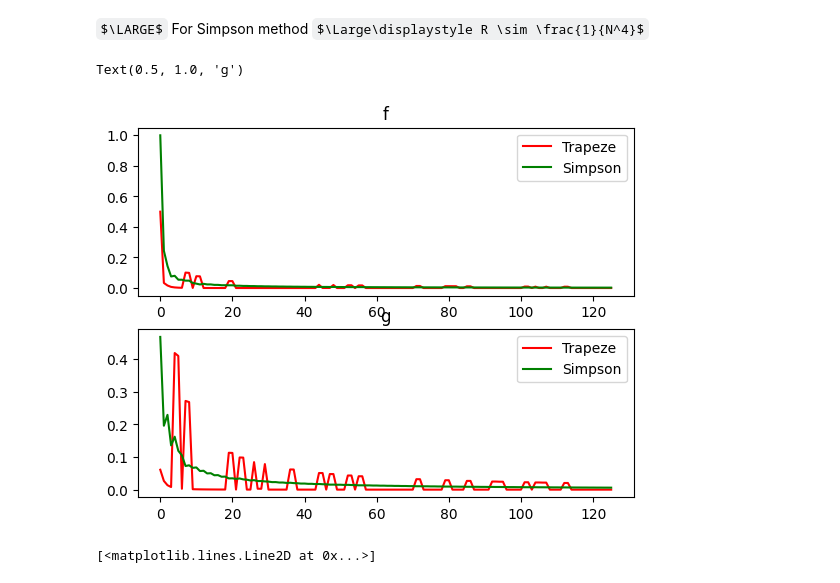
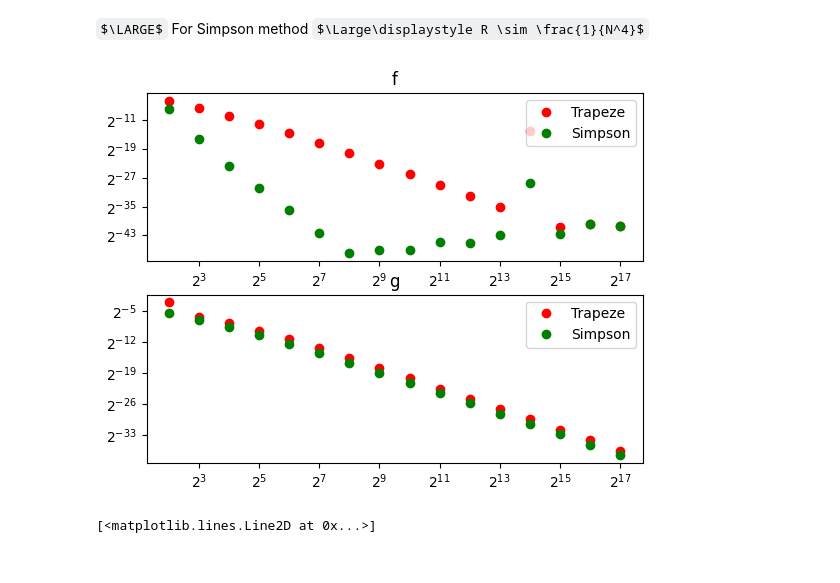
Before and after one commit to CuSynth/computational-physics, a Jupyter notebook: #3 Integrals/solution.ipynb, the cells around one changed output. Cells and saved outputs as stored; diff of their text form; code cells hidden in the pictures; some formulas as TeX source.

Commit message:
error plots are here

```diff
--- a/#3 Integrals/solution.ipynb
+++ b/#3 Integrals/solution.ipynb
@@ -71,45 +75,46 @@ Simpson method for integral B gives result 1.2958607523 using 1024 intervals
 $\LARGE$
 For Simpson method $\Large\displaystyle R \sim \frac{1}{N^4}$
 # %%
-def GetDiffs(count, method, func, l, r):
-    cur = method(func, l, r, 1)
-    prev = 0
+def GetDiffs(splits, method, func, l, r, calc_step):
     res = []
 
-    # for i in range(1, count):
-    #     prev = cur
-    #     cur = method(func, l, r, pow(2, i))
-
-    for i in range(2, count):
-        prev = cur
+    for i in splits:
         cur = method(func, l, r, i)
+        prev = method(func, l, r, i+step)
 
         res.append(abs(cur-prev))
     return res
 # %%
-powers_count = 128
+divs_from = 2
+divs_to = 18
+step = 24
 
-trapeze_f_diffs = GetDiffs(powers_count, Trapeze, f, a_left, a_right)
-simpson_f_diffs = GetDiffs(powers_count, Simpson, f, a_left, a_right)
+divs = [pow(2, i) for i in range(divs_from, divs_to)]
 
-trapeze_g_diffs = GetDiffs(powers_count, Trapeze, g, b_left, b_right)
-simpson_g_diffs = GetDiffs(powers_count, Simpson, g, b_left, b_right)
+trapeze_f_diffs = GetDiffs(divs, Trapeze, f, a_left, a_right, step)
+simpson_f_diffs = GetDiffs(divs, Simpson, f, a_left, a_right, step)
+
+trapeze_g_diffs = GetDiffs(divs, Trapeze, g, b_left, b_right, step)
+simpson_g_diffs = GetDiffs(divs, Simpson, g, b_left, b_right, step)
 # %%
 fig, axs = plt.subplots(2, 1)
 
-axs[0].plot(trapeze_f_diffs, color='r', label='Trapeze')
-axs[0].plot(simpson_f_diffs, color='g', label='Simpson')
+axs[0].plot(divs, trapeze_f_diffs, 'ro', label='Trapeze')
+axs[0].plot(divs, simpson_f_diffs, 'go', label='Simpson')
 # axs[0].set_ylim([0, 0.5])
 axs[0].legend(loc="upper right")
 axs[0].set_title('f')
+axs[0].set_xscale('log', base=2)
+axs[0].set_yscale('log', base=2)
 
-axs[1].plot(trapeze_g_diffs, color='r', label='Trapeze')
-axs[1].plot(simpson_g_diffs, color='g', label='Simpson')
+axs[1].plot(divs, trapeze_g_diffs, 'ro', label='Trapeze')
+axs[1].plot(divs, simpson_g_diffs, 'go', label='Simpson')
 axs[1].legend(loc="upper right")
 axs[1].set_title('g')
+axs[1].set_xscale('log', base=2)
+axs[1].set_yscale('log', base=2)
 # %% [output]
-Text(0.5, 1.0, 'g')
-[figure, old version]
+[figure, new version]
 # %%
 t = np.linspace(a_left, a_right, n)
 plt.plot(t, f(t))
```
Also changed, not shown: parts of 2 cells of this notebook.
